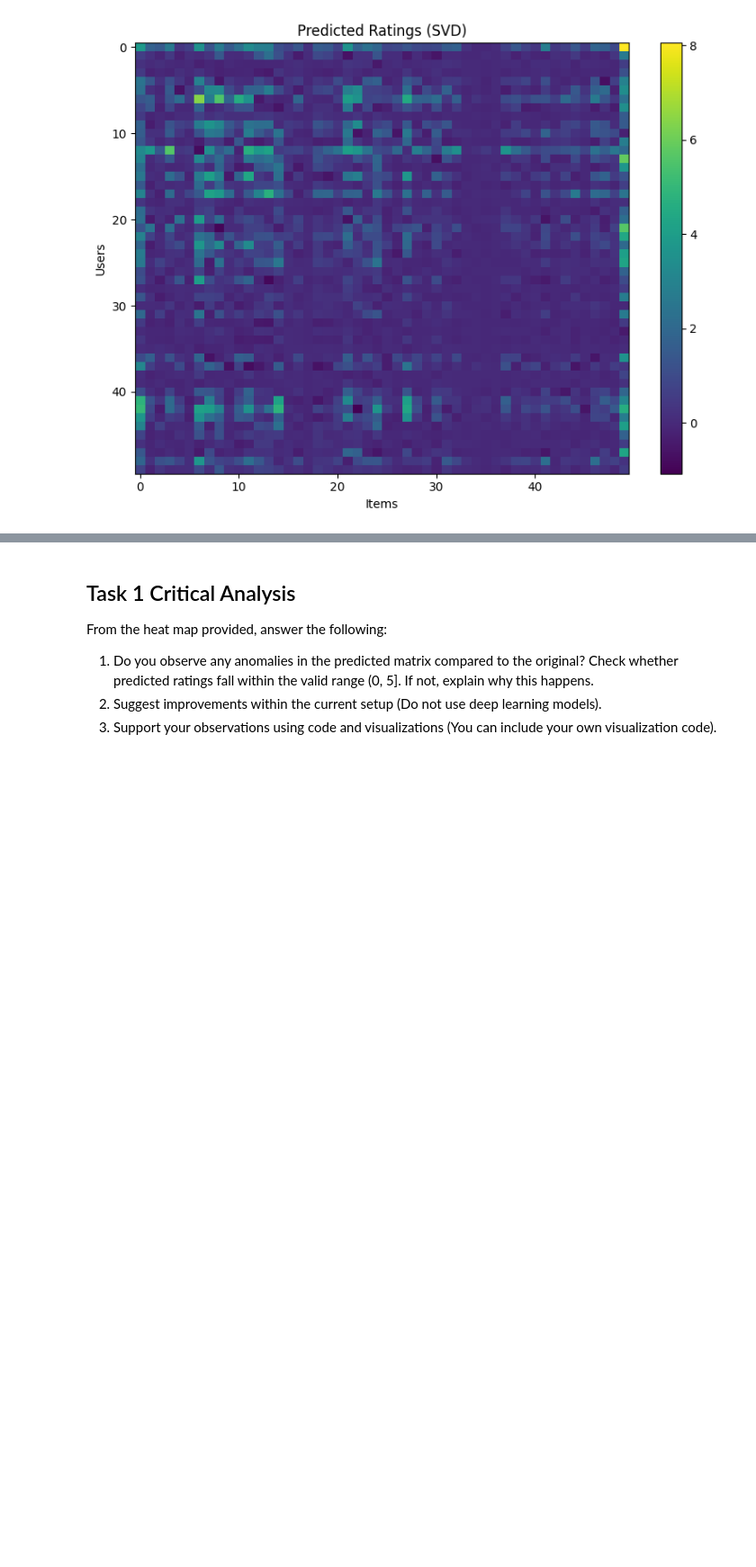
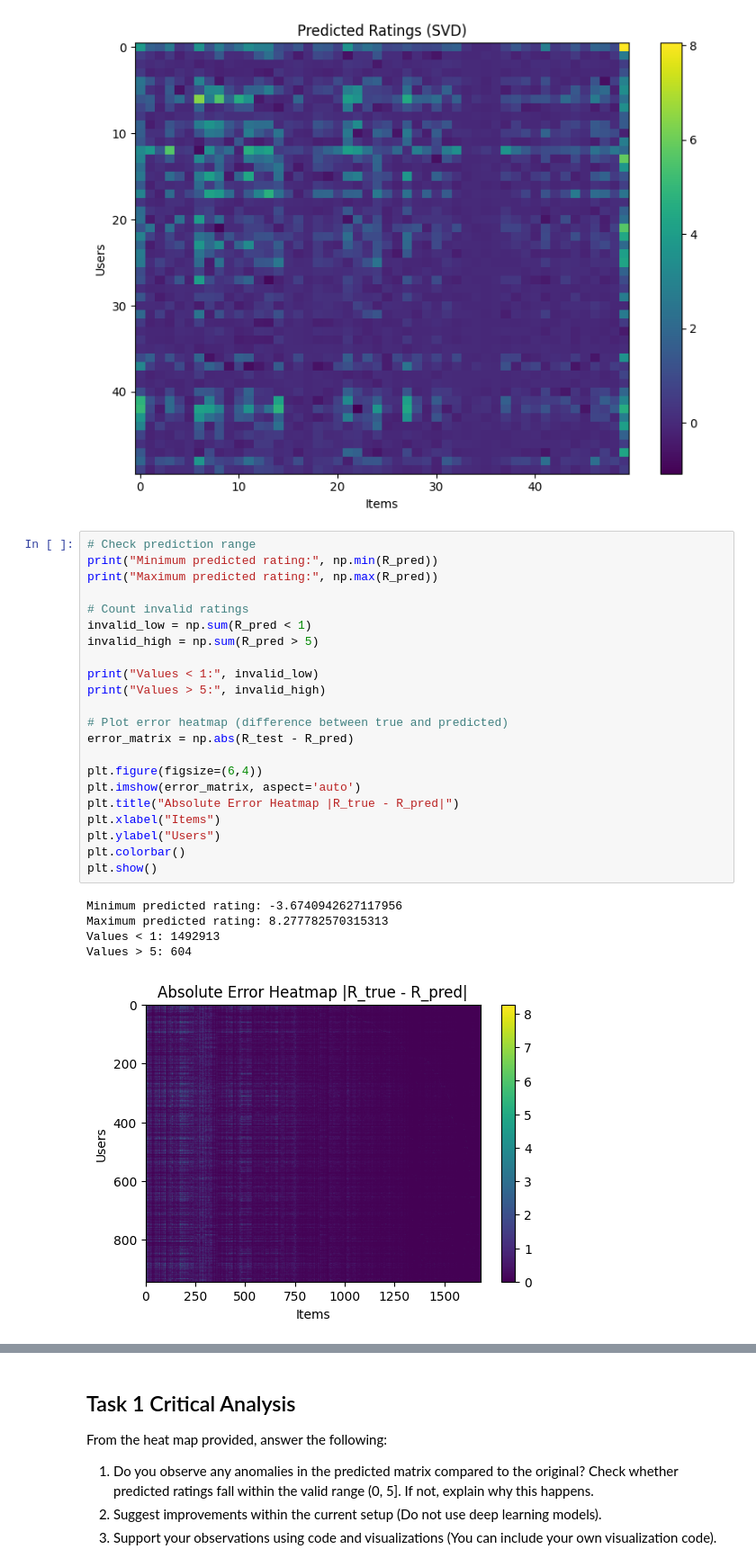
Before and after one commit to Destructor169/ES670MM, a Jupyter notebook: labs/ES670_Assignment_3_The_Signal_Reconstruction_Protocol.ipynb, the cells around one changed output, grey strips where cells are left out. Shown at 90% size. Drawn from its saved outputs; the diff is of its cells as text; blank space fills up the shorter version.

```diff
--- a/labs/ES670_Assignment_3_The_Signal_Reconstruction_Protocol.ipynb
+++ b/labs/ES670_Assignment_3_The_Signal_Reconstruction_Protocol.ipynb
@@ -487,3 +487,31 @@ plot_heatmap(R_pred_small, title="Predicted Ratings (SVD)")
 -1.0711989974829006
 [figure]
 [figure]
+# %%
+# Check prediction range
+print("Minimum predicted rating:", np.min(R_pred))
+print("Maximum predicted rating:", np.max(R_pred))
+
+# Count invalid ratings
+invalid_low = np.sum(R_pred < 1)
+invalid_high = np.sum(R_pred > 5)
+
+print("Values < 1:", invalid_low)
+print("Values > 5:", invalid_high)
+
+# Plot error heatmap (difference between true and predicted)
+error_matrix = np.abs(R_test - R_pred)
+
+plt.figure(figsize=(6,4))
+plt.imshow(error_matrix, aspect='auto')
+plt.title("Absolute Error Heatmap |R_true - R_pred|")
+plt.xlabel("Items")
+plt.ylabel("Users")
+plt.colorbar()
+plt.show()
+# %% [output]
+Minimum predicted rating: -3.6740942627117956
+Maximum predicted rating: 8.277782570315313
+Values < 1: 1492913
+Values > 5: 604
+[figure, added]
```
Also changed, not shown: parts of 6 cells of this notebook.
